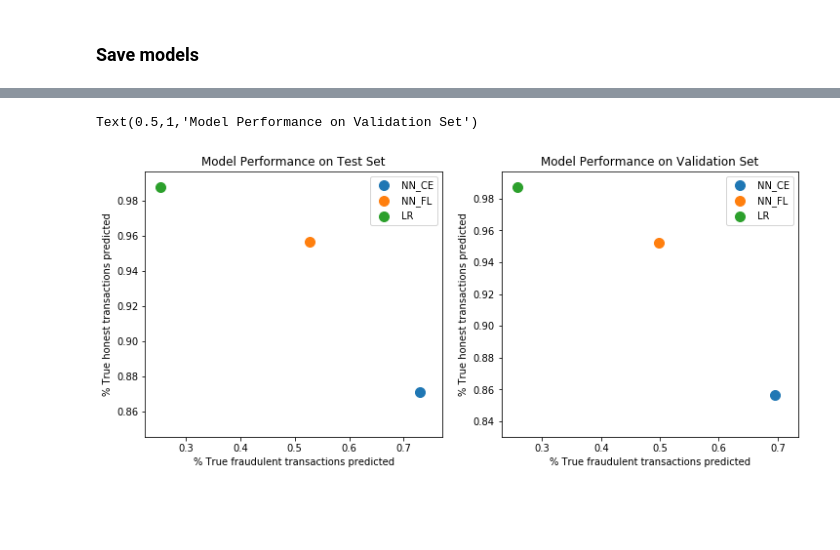
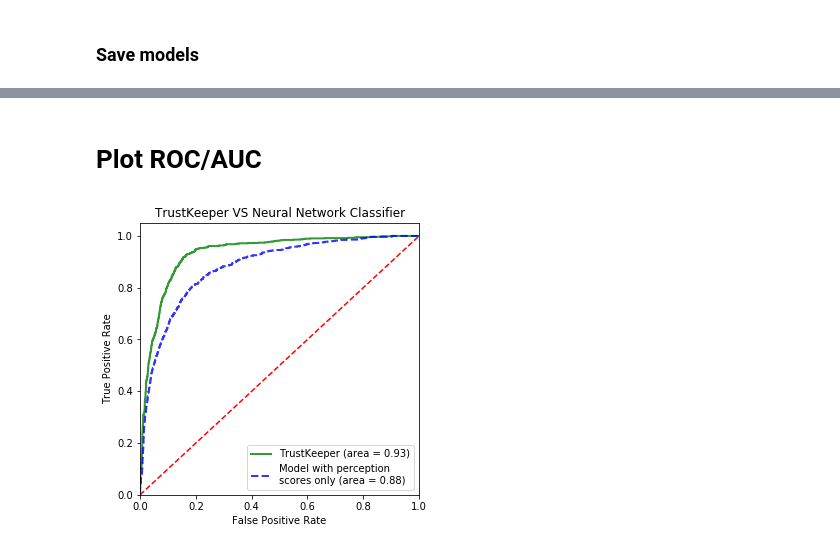
Before and after one commit to insight-decentralized-consensus-lab/TrustKeeper, a Jupyter notebook: TrustKeeper_Bitcoin.ipynb, the cells around one changed output, grey strips where cells are left out. Saved outputs shown, nothing was run; the diff lists cells and outputs as text; code cells hidden in the pictures; blank space fills up the shorter version.

Commit message:
Changed images and ROC plots

```diff
--- a/TrustKeeper_Bitcoin.ipynb
+++ b/TrustKeeper_Bitcoin.ipynb
@@ -90,6 +90,8 @@ for i,n in enumerate(nodes):
 # Create a dataframe containing all these node features
 NF_df = pd.DataFrame(columns=GetNodeFeatures(trim_network,0),data=NF,index=nodes)
 NF_df.to_csv('trimmed_node_features.csv')
+# %%
+NF_df = pd.read_csv('trimmed_node_features.csv',index_col=0)
 # %% [markdown]
 #### Create an edgelist file for the trimmed network
 # %%
@@ -191,6 +195,8 @@ emb_df_norm.head()
 #### Construct the input matrix $X$ and the output vector $y$. Each row of the $X$ matrix contains 40 values (20 values for the source node or buyer, 20 values for the target node or seller). The $y$ vector captures the rating of the transaction the seller received from the buyer.
 
 #### **NOTE:** Here we assign a score of 1 if transaction is rated badly (fraud), and 0 otherwise
+# %%
+emb_df_norm = pd.read_csv('trimmed_node_embeddings_normalized.csv',index_col=0)
 # %%
 X = np.zeros([len(trim_network),40])
 y = np.zeros(len(trim_network))
@@ -536,4 +424,0 @@ Nepochs = 10
-# %%
-# Define list of columns to consider from X matrix
-f = list(range(14,20)) + list(range(34,40))
-print(len(f))
@@ -614,5 +424,0 @@ Nepochs = 10
-# %%
-# Train
-for i in range(10):
-    sample_x,sample_y = CreateSample()
-    M2B.fit(sample_x[:,f], sample_y, epochs=Nepochs, batch_size=5, verbose=0)
@@ -806,28 +432,23 @@ m3b = model_performances['M3B'].values
-# %%
-# Plot Performance in Test set
-plt.figure(figsize=(12,5))
-
-plt.subplot(121)
-total_frauds = 846
-total_non_frauds = 7941 + 1178
-plt.scatter(m1[0]/total_frauds,m1[1]/total_non_frauds,label='NN_CE',s=100)
-plt.scatter(m2[0]/total_frauds,m2[1]/total_non_frauds,label='NN_FL',s=100)
-plt.scatter(m3[0]/total_frauds,m3[1]/total_non_frauds,label='LR',s=100)
-plt.legend()
-plt.xlabel('% True fraudulent transactions predicted')
-plt.ylabel('% True honest transactions predicted')
-plt.title('Model Performance on Test Set')
-
-plt.subplot(122)
-total_frauds = 613+268
-total_non_frauds = 7771 + 1304
-plt.scatter(m1[4]/total_frauds,m1[5]/total_non_frauds,label='NN_CE',s=100)
-plt.scatter(m2[4]/total_frauds,m2[5]/total_non_frauds,label='NN_FL',s=100)
-plt.scatter(m3[4]/total_frauds,m3[5]/total_non_frauds,label='LR',s=100)
-plt.legend()
-plt.xlabel('% True fraudulent transactions predicted')
-plt.ylabel('% True honest transactions predicted')
-plt.title('Model Performance on Validation Set')
-# %% [output]
-Text(0.5,1,'Model Performance on Validation Set')
-[figure, removed]
+# %% [markdown]
+# Plot ROC/AUC
+# %%
+plt.figure(figsize=(5,5))
+
+logit_roc_auc = roc_auc_score(y_test, M2B.predict(x_test[:,f]))
+fpr, tpr, thresholds = roc_curve(y_test, M2B.predict_proba(x_test[:,f]))
+plt.plot(fpr, tpr, 'g', alpha=0.8, linewidth=2.0,label='TrustKeeper (area = %0.2f)' % (logit_roc_auc))
+
+logit_roc_auc = roc_auc_score(y_test, M1.predict(x_test))
+fpr, tpr, thresholds = roc_curve(y_test, M1.predict_proba(x_test))
+plt.plot(fpr, tpr, '--b', alpha=0.8, linewidth=2.0,label='Model with perception\nscores only (area = %0.2f)' % (logit_roc_auc))
+
+plt.plot([0, 1], [0, 1],'r--')
+plt.xlim([0.0, 1.0])
+plt.ylim([0.0, 1.05])
+plt.xlabel('False Positive Rate')
+plt.ylabel('True Positive Rate')
+plt.title('TrustKeeper VS Neural Network Classifier')
+plt.legend(loc="lower right")
+plt.savefig('img/TK_performance.png')
+# %% [output]
+[figure, added]
```
Also changed, not shown: parts of 43 cells of this notebook, 10 other files.
